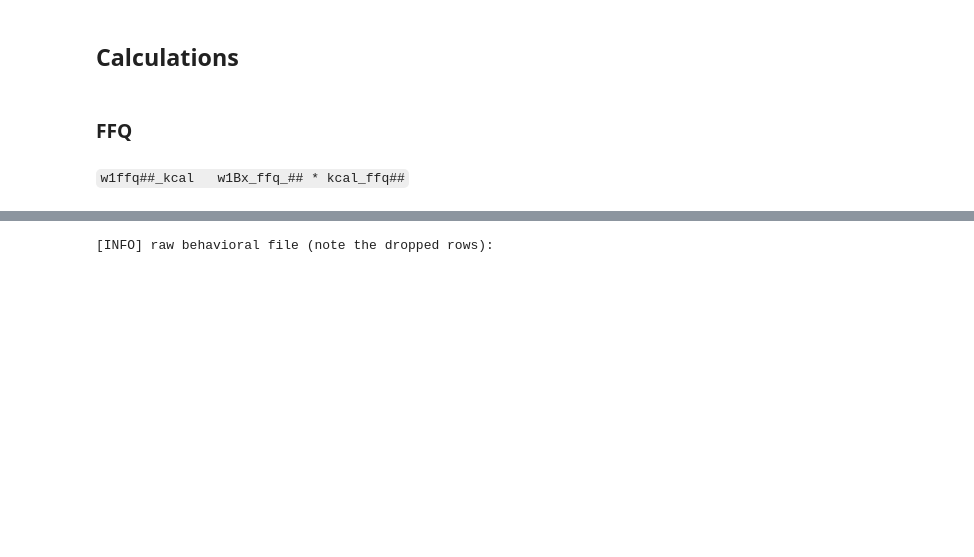
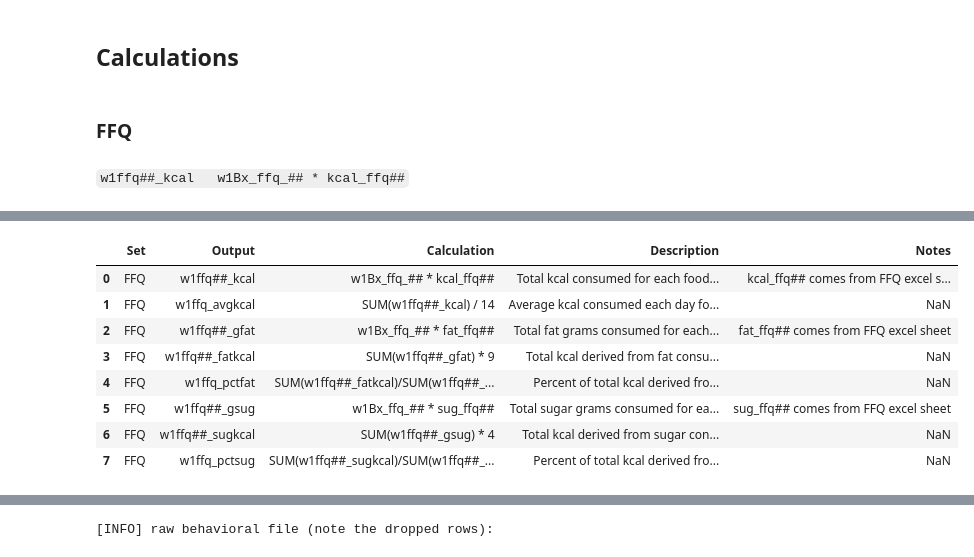
Before and after one commit to niblunc/bbx, a Jupyter notebook: code/notebooks/build_dictionary.ipynb, the cells around one changed output, grey strips where cells are left out. Cells and saved outputs as stored; diff of their text form; code cells hidden in the pictures; blank space fills up the shorter version.

```diff
--- a/code/notebooks/build_dictionary.ipynb
+++ b/code/notebooks/build_dictionary.ipynb
@@ -153,0 +109,13 @@ Name: w1Bx_ffq_76, dtype: object
+# %%
+# FFQ Calculations
+scoring.loc[scoring['Set']=="FFQ"]
+# %% [output]
+|  | Set | Output | Calculation | Description | Notes |
+| 0 | FFQ | w1ffq##_kcal | w1Bx_ffq_## * kcal_ffq## | Total kcal consumed for each food... | kcal_ffq## comes from FFQ excel s... |
+| 1 | FFQ | w1ffq_avgkcal | SUM(w1ffq##_kcal) / 14 | Average kcal consumed each day fo... | NaN |
+| 2 | FFQ | w1ffq##_gfat | w1Bx_ffq_## * fat_ffq## | Total fat grams consumed for each... | fat_ffq## comes from FFQ excel sheet |
+| 3 | FFQ | w1ffq##_fatkcal | SUM(w1ffq##_gfat) * 9 | Total kcal derived from fat consu... | NaN |
+| 4 | FFQ | w1ffq_pctfat | SUM(w1ffq##_fatkcal)/SUM(w1ffq##_... | Percent of total kcal derived fro... | NaN |
+| 5 | FFQ | w1ffq##_gsug | w1Bx_ffq_## * sug_ffq## | Total sugar grams consumed for ea... | sug_ffq## comes from FFQ excel sheet |
+| 6 | FFQ | w1ffq##_sugkcal | SUM(w1ffq##_gsug) * 4 | Total kcal derived from sugar con... | NaN |
+| 7 | FFQ | w1ffq_pctsug | SUM(w1ffq##_sugkcal)/SUM(w1ffq##_... | Percent of total kcal derived fro... | NaN |
```
Also changed, not shown: parts of 9 cells of this notebook, 2 other files.
